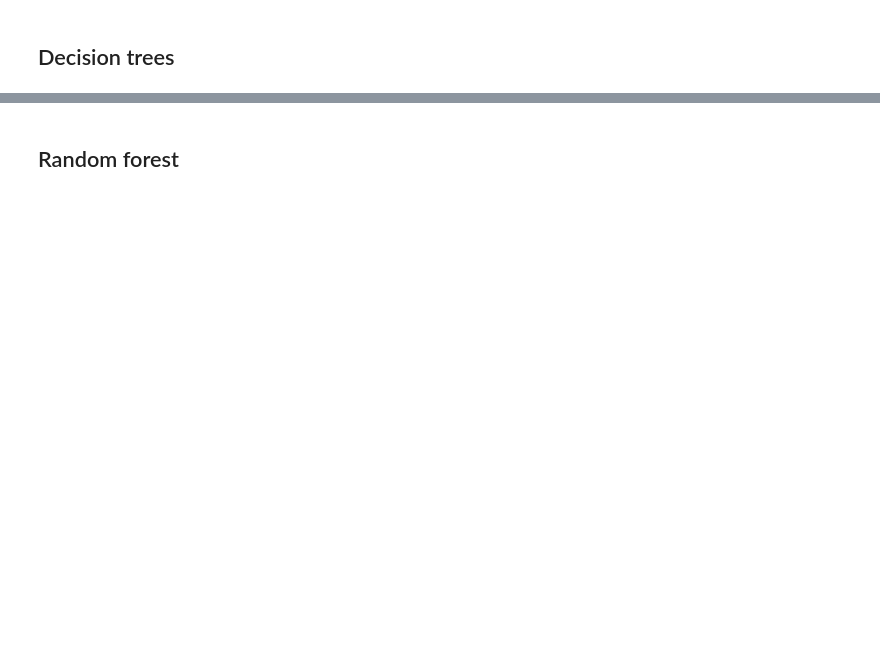
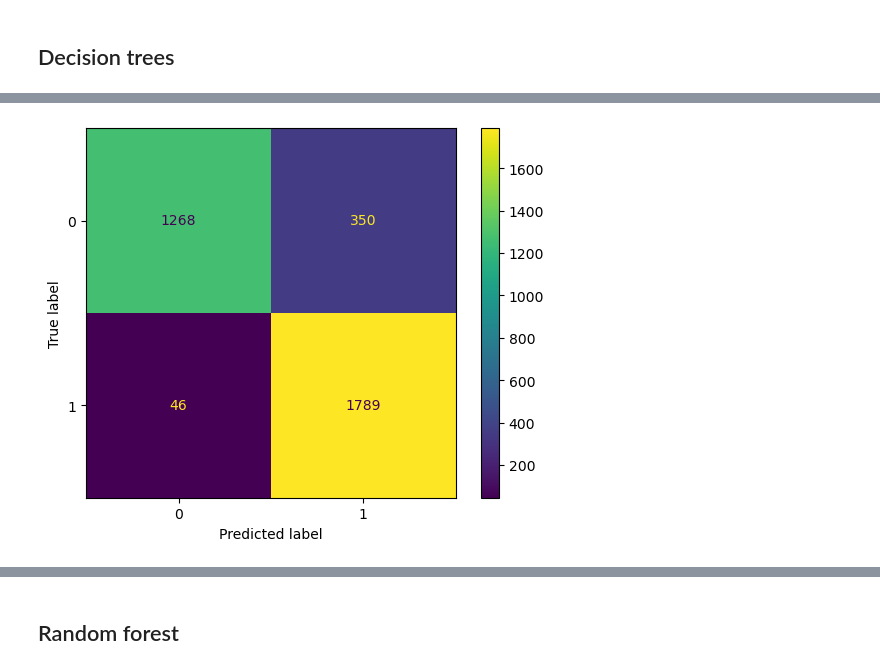
Before and after one commit to Andrew-Wyn/Data_Mining_22_23, a Jupyter notebook: DT.ipynb, the cells around one changed output, grey strips where cells are left out. Saved outputs shown, nothing was run; the diff lists cells and outputs as text; code cells hidden in the pictures; blank space fills up the shorter version.

```diff
--- a/DT.ipynb
+++ b/DT.ipynb
@@ -133,0 +129,4 @@ plt.scatter(test_set_reduced[:, 0], test_set_reduced[:, 1], c=test_pred, s=25);
+# %%
+data = pd.read_csv("dataset/cleaned_user_profiles.csv", index_col=0)
+data.drop(columns=['lang'])
+train_set, test_set, train_label, test_label = prepare_data(data)
@@ -133,0 +135,27 @@ plt.scatter(test_set_reduced[:, 0], test_set_reduced[:, 1], c=test_pred, s=25);
+# %%
+param_grid = {
+              'ccp_alpha': [0.0, 0.1, 0.05, 0.01, 0.005, 0.001, 0.0005, 0.0001, 0.5, 0.2],
+              'min_weight_fraction_leaf': [0.0, 0.1, 0.05, 0.01, 0.005, 0.001, 0.0005, 0.0001, 0.5, 0.2],
+              'min_samples_split': [2, 3, 4],
+              'min_samples_leaf': [1, 2, 3, 4],
+              'criterion': ['gini', 'entropy']
+             }
+
+
+dt = tree.DecisionTreeClassifier()
+
+grid = GridSearchCV(
+    dt,
+    param_grid,
+    cv=3,
+    scoring='accuracy',
+    return_train_score=False,
+    verbose=4
+)
+
+
+grid.fit(train_set, train_label)
+print(
+    "The best parameters are %s with a score of %0.5f"
+    % (grid.best_params_, grid.best_score_)
+)
@@ -133,0 +180,3 @@ plt.scatter(test_set_reduced[:, 0], test_set_reduced[:, 1], c=test_pred, s=25);
+# %%
+dt = grid.best_estimator_
+dt
@@ -133,0 +209,9 @@ plt.scatter(test_set_reduced[:, 0], test_set_reduced[:, 1], c=test_pred, s=25);
+# %%
+predictions = dt.predict(test_set)
+
+cm = confusion_matrix(test_label, predictions)
+disp = ConfusionMatrixDisplay(confusion_matrix = cm)
+disp.plot()
+plt.show()
+# %% [output]
+[figure, added]
```
Also changed, not shown: parts of 56 cells of this notebook.
